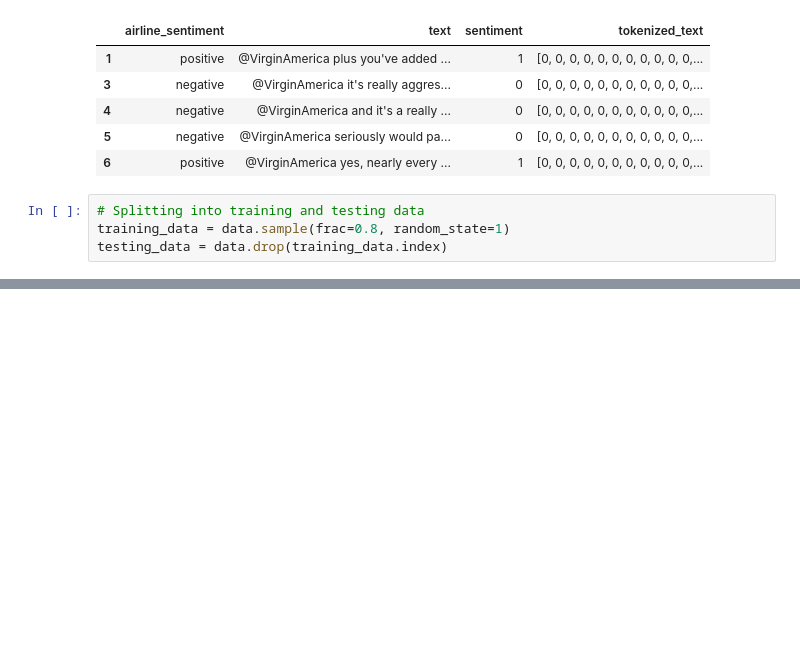
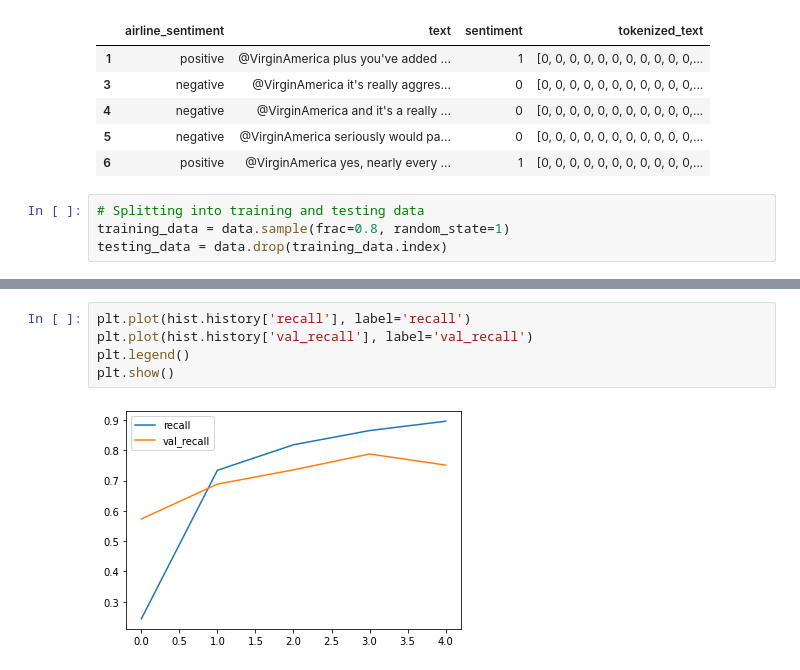
Before and after one commit to bernie-graves/sentiment-analysis, a Jupyter notebook: model.ipynb, the cells around one changed output, grey strips where cells are left out. Drawn from its saved outputs; the diff is of its cells as text; blank space fills up the shorter version.

```diff
--- a/model.ipynb
+++ b/model.ipynb
@@ -120 +124,8 @@ plt.show()
+# %%
+plt.plot(hist.history['recall'], label='recall')
+plt.plot(hist.history['val_recall'], label='val_recall')
+plt.legend()
+plt.show()
+# %% [output]
+[figure, added]
 # %%
```
Also changed, not shown: parts of 10 cells of this notebook, 5 other files.
